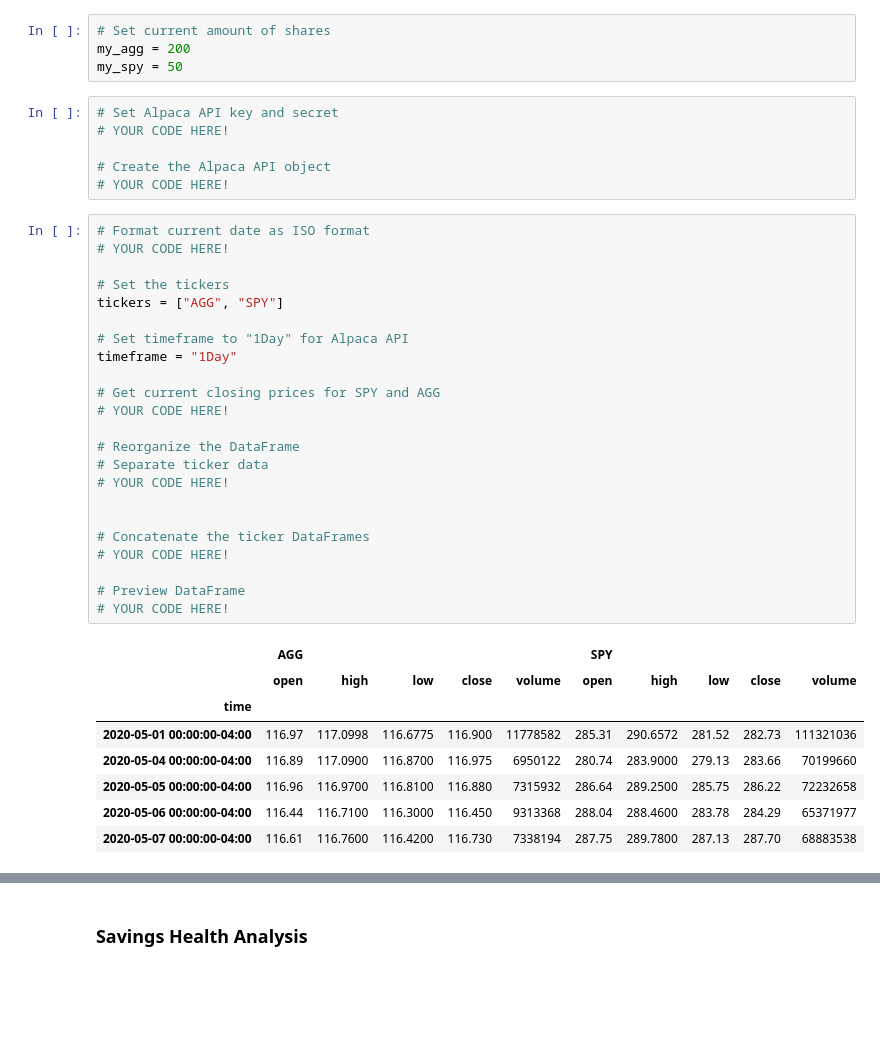
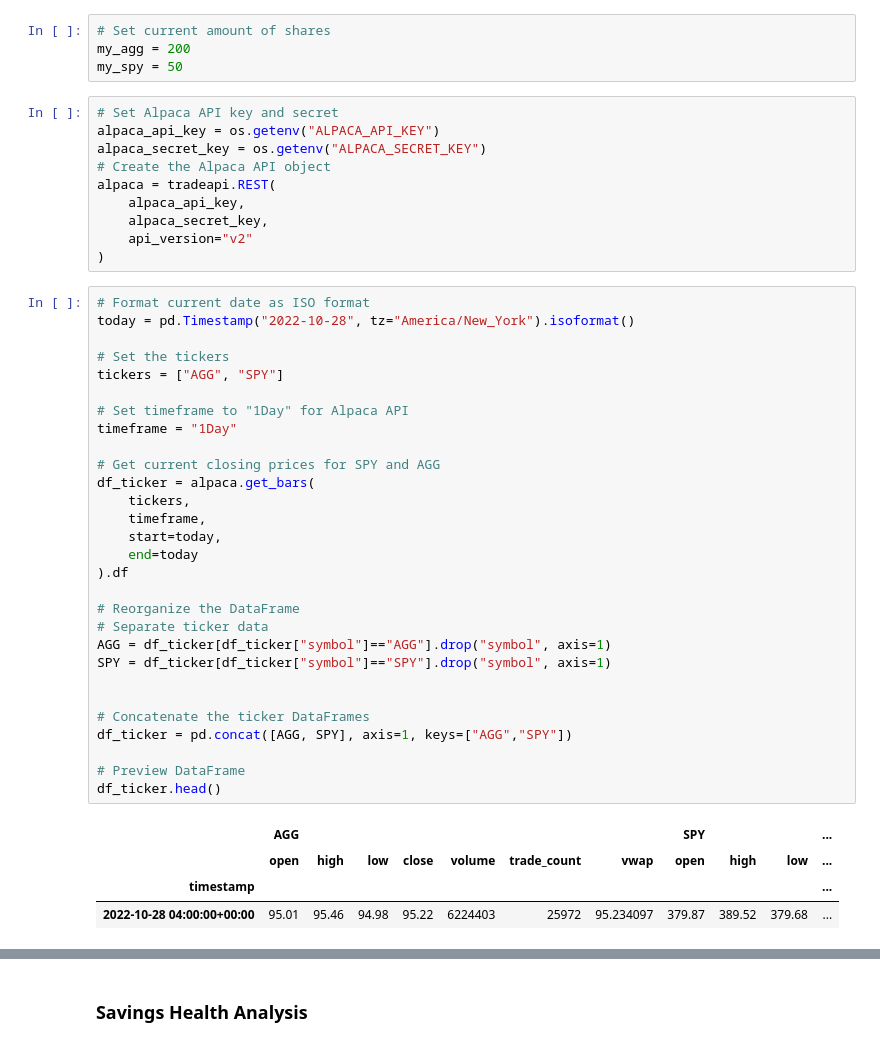
Before and after one commit to robel-codes/financial-planner, a Jupyter notebook: financial-planner.ipynb, the cells around one changed output, grey strips where cells are left out. Saved outputs shown, nothing was run; the diff lists cells and outputs as text; blank space fills up the shorter version.

Commit message:
Collected investment data using Alpaca

```diff
--- a/financial-planner.ipynb
+++ b/financial-planner.ipynb
@@ -52,40 +52,46 @@ my_agg = 200
 my_spy = 50
 # %%
 # Set Alpaca API key and secret
-# YOUR CODE HERE!
-
+alpaca_api_key = os.getenv("ALPACA_API_KEY")
+alpaca_secret_key = os.getenv("ALPACA_SECRET_KEY")
 # Create the Alpaca API object
-# YOUR CODE HERE!
+alpaca = tradeapi.REST(
+    alpaca_api_key,
+    alpaca_secret_key,
+    api_version="v2"
+)
 # %%
 # Format current date as ISO format
-# YOUR CODE HERE!
+today = pd.Timestamp("2022-10-28", tz="America/New_York").isoformat()
 
 # Set the tickers
 tickers = ["AGG", "SPY"]
 
 # Set timeframe to "1Day" for Alpaca API
 timeframe = "1Day"
 
 # Get current closing prices for SPY and AGG
-# YOUR CODE HERE!
+df_ticker = alpaca.get_bars(
+    tickers,
+    timeframe,
+    start=today,
+    end=today
+).df
 
 # Reorganize the DataFrame
 # Separate ticker data
-# YOUR CODE HERE!
+AGG = df_ticker[df_ticker["symbol"]=="AGG"].drop("symbol", axis=1)
+SPY = df_ticker[df_ticker["symbol"]=="SPY"].drop("symbol", axis=1)
 
 
 # Concatenate the ticker DataFrames
-# YOUR CODE HERE!
+df_ticker = pd.concat([AGG, SPY], axis=1, keys=["AGG","SPY"])
 
 # Preview DataFrame
-# YOUR CODE HERE!
+df_ticker.head()
 # %% [output]
-|  | AGG |  |  |  |  | SPY |  |  |  |  |
-|  | open | high | low | close | volume | open | high | low | close | volume |
-| time |  |  |  |  |  |  |  |  |  |  |
-| 2020-05-01 00:00:00-04:00 | 116.97 | 117.0998 | 116.6775 | 116.900 | 11778582 | 285.31 | 290.6572 | 281.52 | 282.73 | 111321036 |
-| 2020-05-04 00:00:00-04:00 | 116.89 | 117.0900 | 116.8700 | 116.975 | 6950122 | 280.74 | 283.9000 | 279.13 | 283.66 | 70199660 |
-| 2020-05-05 00:00:00-04:00 | 116.96 | 116.9700 | 116.8100 | 116.880 | 7315932 | 286.64 | 289.2500 | 285.75 | 286.22 | 72232658 |
-| 2020-05-06 00:00:00-04:00 | 116.44 | 116.7100 | 116.3000 | 116.450 | 9313368 | 288.04 | 288.4600 | 283.78 | 284.29 | 65371977 |
-| 2020-05-07 00:00:00-04:00 | 116.61 | 116.7600 | 116.4200 | 116.730 | 7338194 | 287.75 | 289.7800 | 287.13 | 287.70 | 68883538 |
+|  | AGG |  |  |  |  |  |  | SPY |  |  | ... |
+|  | open | high | low | close | volume | trade_count | vwap | open | high | low | ... |
+| timestamp |  |  |  |  |  |  |  |  |  |  | ... |
+| 2022-10-28 04:00:00+00:00 | 95.01 | 95.46 | 94.98 | 95.22 | 6224403 | 25972 | 95.234097 | 379.87 | 389.52 | 379.68 | ... |
 # %%
```
Also changed, not shown: parts of 2 cells of this notebook.
